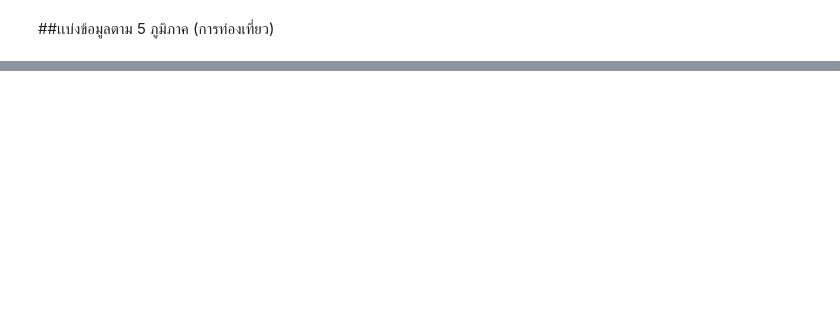
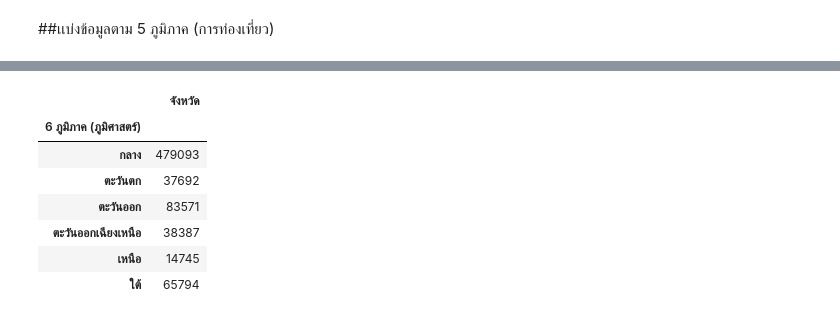
Before and after one commit to nichakornchaisuwan/data_viz_2022, a Jupyter notebook: BasicPython&DataViz_midterm2022.ipynb, the cells around one changed output, grey strips where cells are left out. Cells and saved outputs as stored; diff of their text form; code cells hidden in the pictures; blank space fills up the shorter version.

```diff
--- a/BasicPython&DataViz_midterm2022.ipynb
+++ b/BasicPython&DataViz_midterm2022.ipynb
@@ -438,0 +695,12 @@ met_south.head(1)
+# %%
+geo= personalcovid_data.groupby('6 ภูมิภาค (ภูมิศาสตร์)').count()
+geo.iloc[:,:1]
+# %% [output]
+|  | จังหวัด |
+| 6 ภูมิภาค (ภูมิศาสตร์) |  |
+| กลาง | 479093 |
+| ตะวันตก | 37692 |
+| ตะวันออก | 83571 |
+| ตะวันออกเฉียงเหนือ | 38387 |
+| เหนือ | 14745 |
+| ใต้ | 65794 |
```
Also changed, not shown: parts of 41 cells of this notebook.
